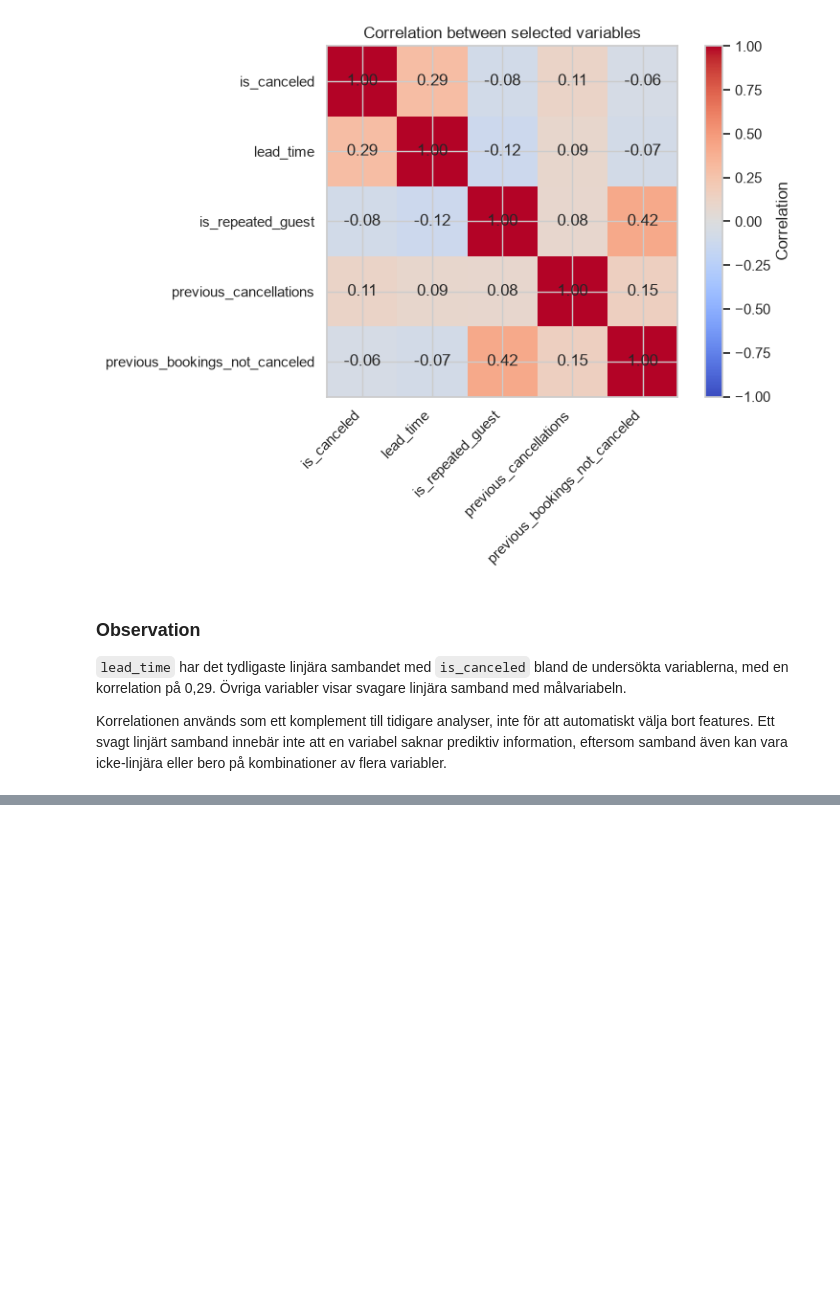
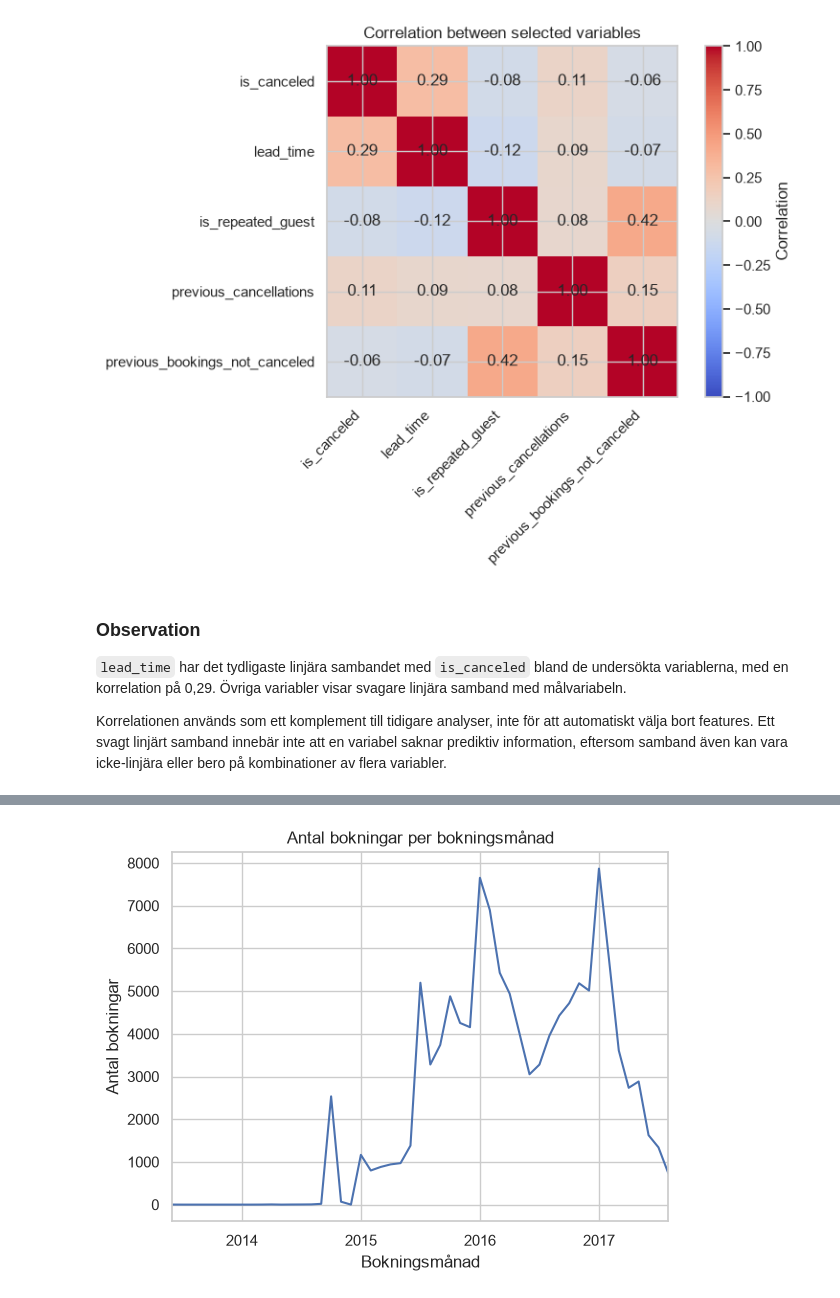
Before and after one commit to Shara-Hysen/data-science-group-project, a Jupyter notebook: notebooks/01_eda.ipynb, the cells around one changed output, grey strips where cells are left out. Saved outputs shown, nothing was run; the diff lists cells and outputs as text; code cells hidden in the pictures; blank space fills up the shorter version.

Commit message:
Add section on time and updated summary of EDA

```diff
--- a/notebooks/01_eda.ipynb
+++ b/notebooks/01_eda.ipynb
@@ -814,0 +837,14 @@ Korrelationen används som ett komplement till tidigare analyser, inte för att
+# %%
+df["arrival_date"] = pd.to_datetime(
+    df["arrival_date_year"].astype(str) + "-"
+    + df["arrival_date_month"].astype(str) + "-"
+    + df["arrival_date_day_of_month"].astype(str),
+    format="%Y-%B-%d",
+)
+df["booking_date"] = df["arrival_date"] - pd.to_timedelta(df["lead_time"], unit="D")
+df["outcome_date"] = pd.to_datetime(df["reservation_status_date"])
+
+# Rimlighetskontroller
+canc = df[df["is_canceled"] == 1]
+print("Utfall före bokningen:", (df["outcome_date"] < df["booking_date"]).sum())
+print("Avbokningar efter ankomsten:", (canc["outcome_date"] > canc["arrival_date"]).sum())
@@ -814,0 +882,6 @@ Korrelationen används som ett komplement till tidigare analyser, inte för att
+# %%
+ax = df.set_index("booking_date").resample("MS").size().plot(title="Antal bokningar per bokningsmånad")  # MS = Month Start
+ax.set_xlabel("Bokningsmånad")
+ax.set_ylabel("Antal bokningar");
+# %% [output]
+[figure, added]
```
Also changed, not shown: parts of 14 cells of this notebook.
